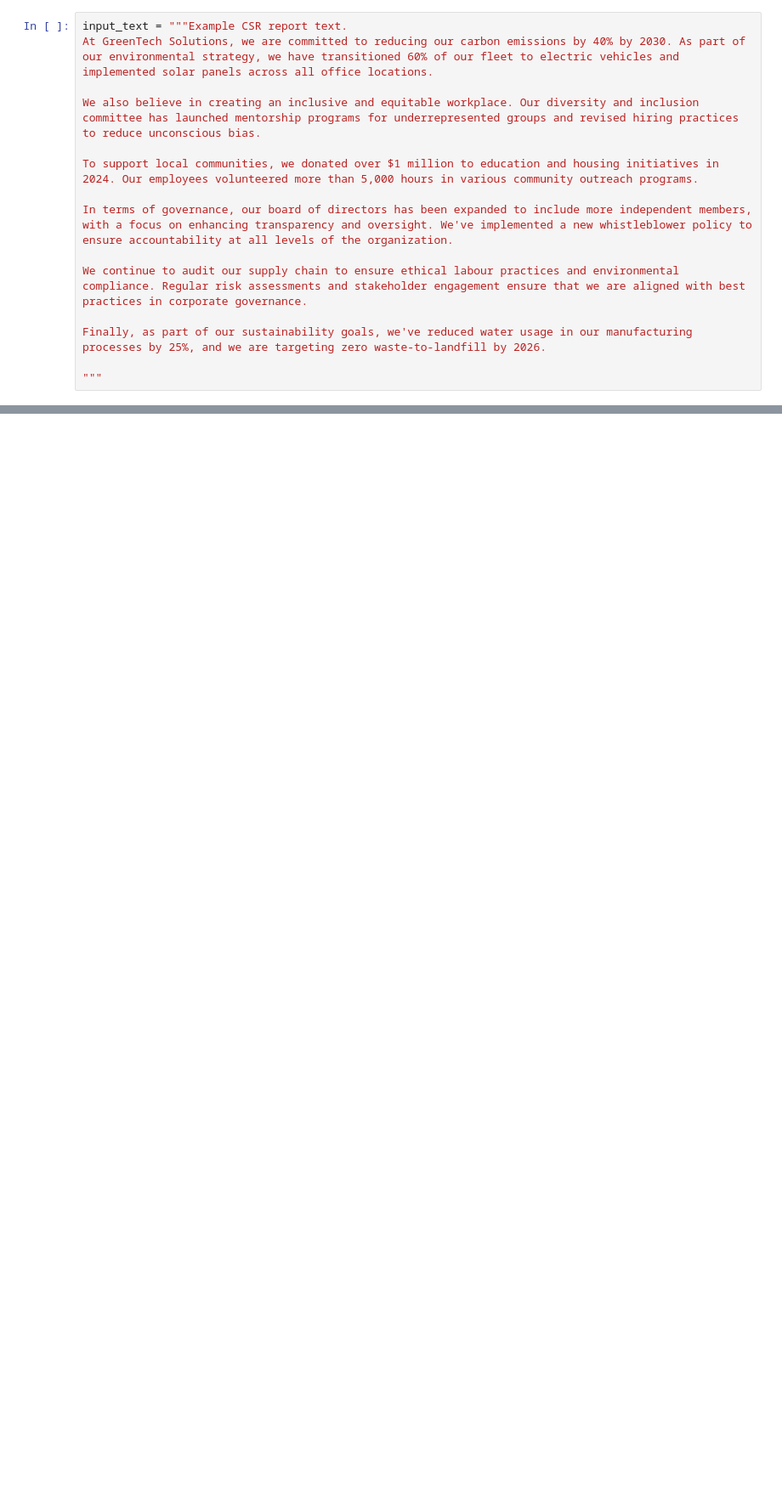
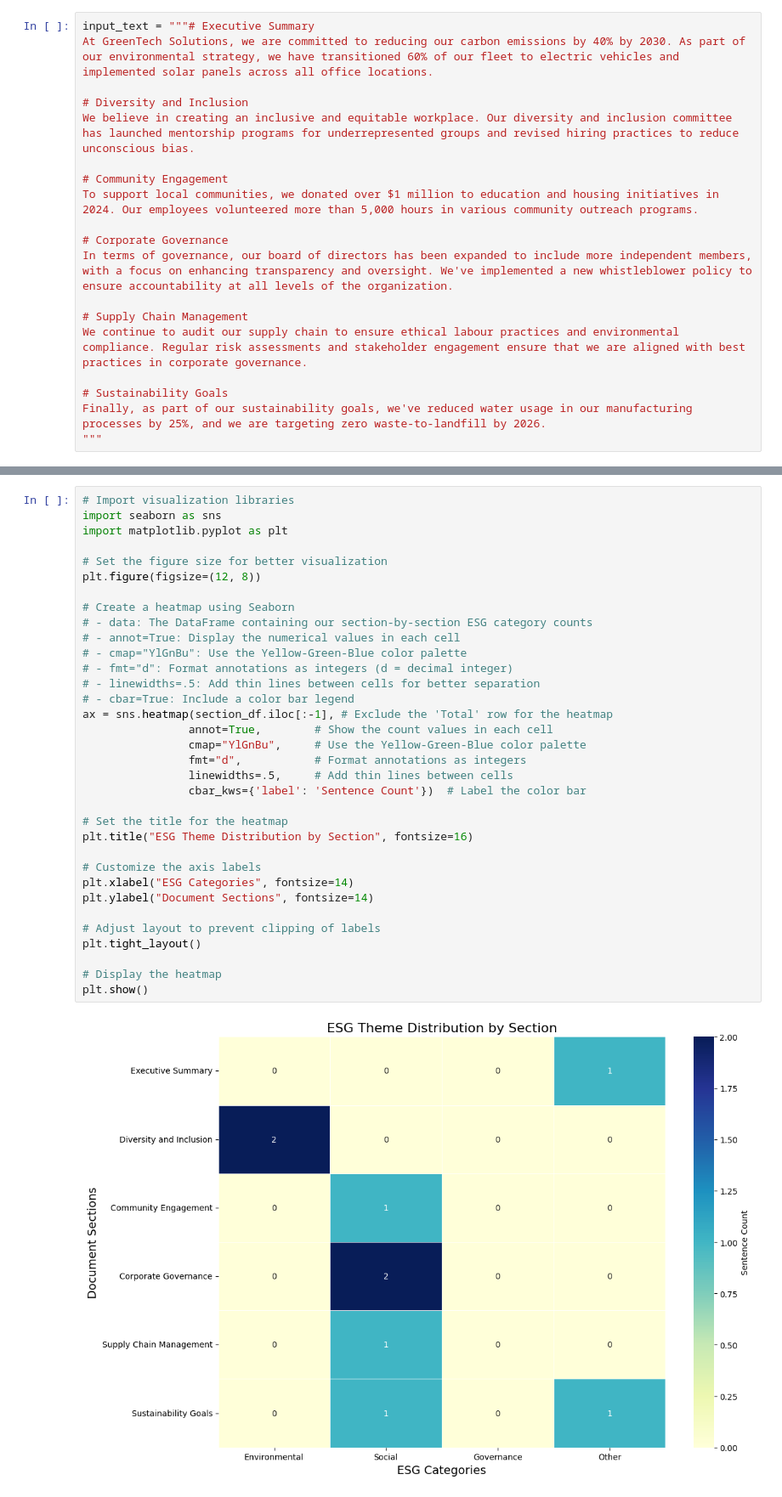
Before and after one commit to julianchen24/ESG-Classification-Heatmap, a Jupyter notebook: esg_theme_classification_heatmap.ipynb, the cells around one changed output, grey strips where cells are left out. Shown: that part at 85% size. Cells and saved outputs as stored; diff of their text form; blank space fills up the shorter version.

Commit message:
Update section-based ESG classification with 'Other' category and heatmap visualization

```diff
--- a/esg_theme_classification_heatmap.ipynb
+++ b/esg_theme_classification_heatmap.ipynb
@@ -40,16 +49,20 @@ This notebook requires the following libraries (install via requirements.txt):
 # %%
-input_text = """Example CSR report text.
+input_text = """# Executive Summary
 At GreenTech Solutions, we are committed to reducing our carbon emissions by 40% by 2030. As part of our environmental strategy, we have transitioned 60% of our fleet to electric vehicles and implemented solar panels across all office locations.
 
-We also believe in creating an inclusive and equitable workplace. Our diversity and inclusion committee has launched mentorship programs for underrepresented groups and revised hiring practices to reduce unconscious bias.
+# Diversity and Inclusion
+We believe in creating an inclusive and equitable workplace. Our diversity and inclusion committee has launched mentorship programs for underrepresented groups and revised hiring practices to reduce unconscious bias.
 
+# Community Engagement
 To support local communities, we donated over $1 million to education and housing initiatives in 2024. Our employees volunteered more than 5,000 hours in various community outreach programs.
 
+# Corporate Governance
 In terms of governance, our board of directors has been expanded to include more independent members, with a focus on enhancing transparency and oversight. We've implemented a new whistleblower policy to ensure accountability at all levels of the organization.
 
+# Supply Chain Management
 We continue to audit our supply chain to ensure ethical labour practices and environmental compliance. Regular risk assessments and stakeholder engagement ensure that we are aligned with best practices in corporate governance.
 
+# Sustainability Goals
 Finally, as part of our sustainability goals, we've reduced water usage in our manufacturing processes by 25%, and we are targeting zero waste-to-landfill by 2026.
-
 """
 # %% [markdown]
@@ -213 +400,37 @@ print(f"Confidence: {confidence:.4f} ({confidence*100:.2f}%)")
+# %%
+# Import visualization libraries
+import seaborn as sns
+import matplotlib.pyplot as plt
+
+# Set the figure size for better visualization
+plt.figure(figsize=(12, 8))
+
+# Create a heatmap using Seaborn
+# - data: The DataFrame containing our section-by-section ESG category counts
+# - annot=True: Display the numerical values in each cell
+# - cmap="YlGnBu": Use the Yellow-Green-Blue color palette
+# - fmt="d": Format annotations as integers (d = decimal integer)
+# - linewidths=.5: Add thin lines between cells for better separation
+# - cbar=True: Include a color bar legend
+ax = sns.heatmap(section_df.iloc[:-1], # Exclude the 'Total' row for the heatmap
+                annot=True,        # Show the count values in each cell
+                cmap="YlGnBu",     # Use the Yellow-Green-Blue color palette
+                fmt="d",           # Format annotations as integers
+                linewidths=.5,     # Add thin lines between cells
+                cbar_kws={'label': 'Sentence Count'})  # Label the color bar
+
+# Set the title for the heatmap
+plt.title("ESG Theme Distribution by Section", fontsize=16)
+
+# Customize the axis labels
+plt.xlabel("ESG Categories", fontsize=14)
+plt.ylabel("Document Sections", fontsize=14)
+
+# Adjust layout to prevent clipping of labels
+plt.tight_layout()
+
+# Display the heatmap
+plt.show()
+# %% [output]
+[figure, added]
 # %% [markdown]
```
Also changed, not shown: parts of 20 cells of this notebook.
